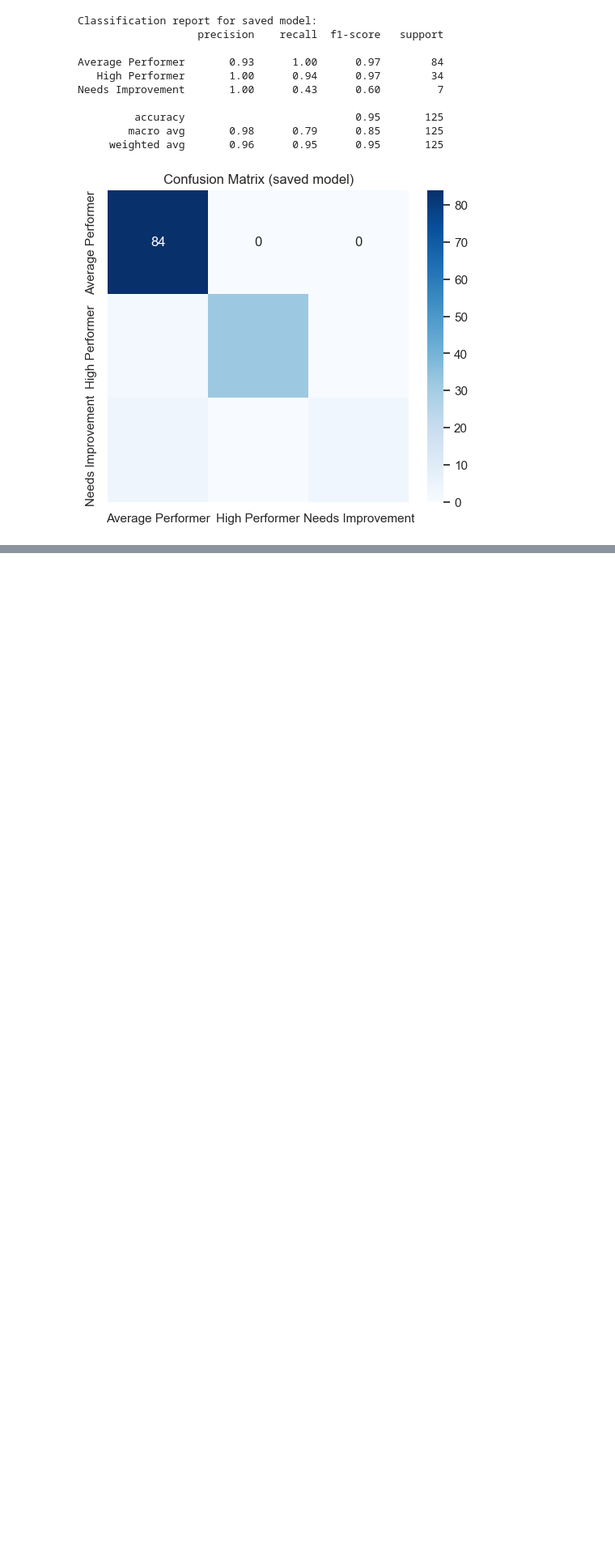
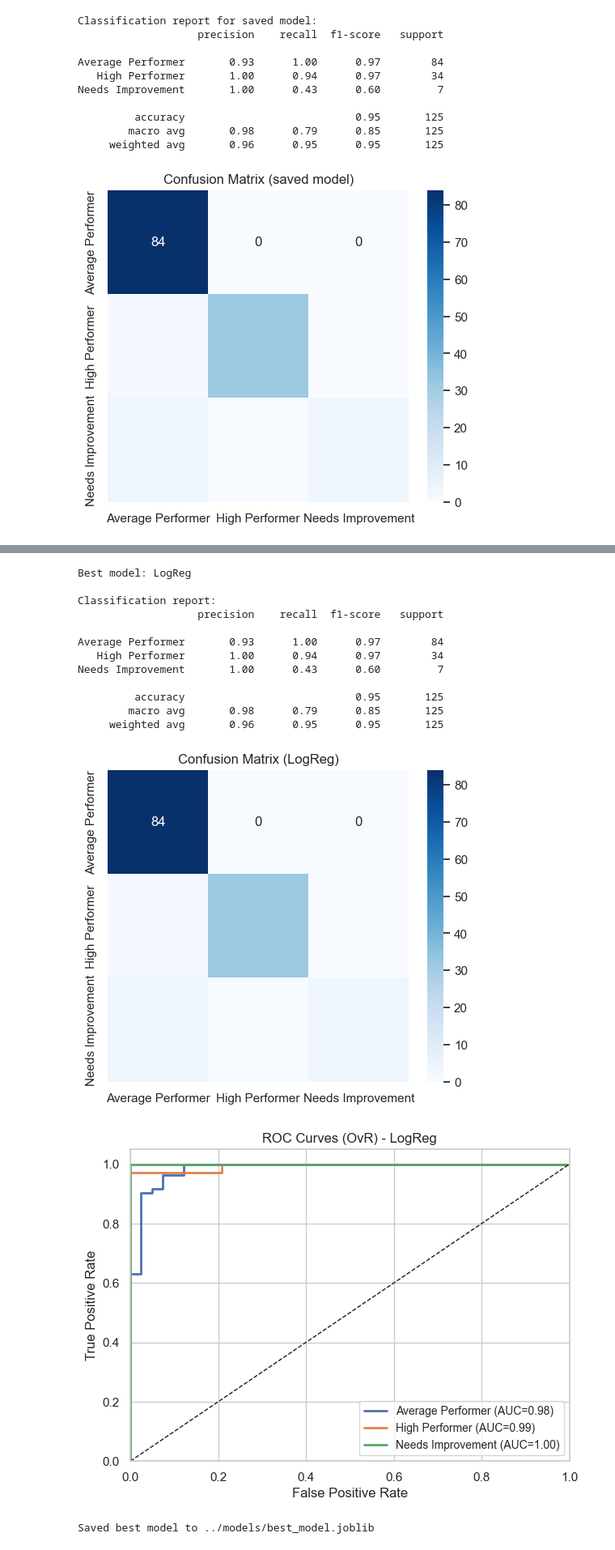
Before and after one commit to naveedqadir/SmartEdu_Classifier, a Jupyter notebook: notebooks/student_performance.ipynb, the cells around one changed output, grey strips where cells are left out. Shown at 81% size. Saved outputs shown, nothing was run; the diff lists cells and outputs as text; code cells hidden in the pictures; blank space fills up the shorter version.

```diff
--- a/notebooks/student_performance.ipynb
+++ b/notebooks/student_performance.ipynb
@@ -91,0 +212,69 @@ Needs Improvement       1.00      0.43      0.60         7
+# %%
+# Evaluate best model + ROC curves, then save artifacts
+from sklearn.metrics import confusion_matrix, classification_report, roc_curve, auc
+
+best_name = max(results.keys(), key=lambda k: results[k]['cv_mean'])
+best_model = results[best_name]['model']
+print('Best model:', best_name)
+
+preds = best_model.predict(X_test)
+print('\nClassification report:')
+print(classification_report(y_test, preds, target_names=le.classes_))
+cm = confusion_matrix(y_test, preds)
+plt.figure(figsize=(6,5))
+sns.heatmap(cm, annot=True, fmt='d', xticklabels=le.classes_, yticklabels=le.classes_, cmap='Blues')
+plt.title(f'Confusion Matrix ({best_name})')
+plt.show()
+
+# ROC curves (OvR) if proba/decision scores available
+classes = np.arange(len(le.classes_))
+plot_roc = False
+y_score = None
+if hasattr(best_model, 'predict_proba'):
+    y_score = best_model.predict_proba(X_test)
+    plot_roc = True
+elif hasattr(best_model, 'decision_function'):
+    scores = best_model.decision_function(X_test)
+    if scores.ndim == 1:
+        scores = np.vstack([1 - scores, scores]).T
+    e_x = np.exp(scores - np.max(scores, axis=1, keepdims=True))
+    y_score = e_x / e_x.sum(axis=1, keepdims=True)
+    plot_roc = True
+
+if plot_roc and y_score is not None:
+    from sklearn.preprocessing import label_binarize
+    y_test_bin = label_binarize(y_test, classes=classes)
+    plt.figure(figsize=(7,5))
+    for i, label in enumerate(le.classes_):
+        fpr, tpr, _ = roc_curve(y_test_bin[:, i], y_score[:, i])
+        roc_auc = auc(fpr, tpr)
+        plt.plot(fpr, tpr, lw=2, label=f'{label} (AUC={roc_auc:.2f})')
+    plt.plot([0, 1], [0, 1], 'k--', lw=1)
+    plt.xlim([0.0, 1.0]); plt.ylim([0.0, 1.05])
+    plt.xlabel('False Positive Rate'); plt.ylabel('True Positive Rate')
+    plt.title(f'ROC Curves (OvR) - {best_name}')
+    plt.legend(loc='lower right', fontsize='small')
+    plt.show()
+else:
+    print('Skipping ROC curves (no probability/decision scores available).')
+
+# Save artifacts (mirrors src/train.py)
+os.makedirs('../models', exist_ok=True)
+joblib.dump({'model': best_model, 'scaler': scaler, 'imputer': imp, 'label_encoder': le}, '../models/best_model.joblib')
+print('Saved best model to ../models/best_model.joblib')
+# %% [output]
+Best model: LogReg
+
+Classification report:
+                   precision    recall  f1-score   support
+
+Average Performer       0.93      1.00      0.97        84
+   High Performer       1.00      0.94      0.97        34
+Needs Improvement       1.00      0.43      0.60         7
+
+         accuracy                           0.95       125
+        macro avg       0.98      0.79      0.85       125
+     weighted avg       0.96      0.95      0.95       125
+[figure, added]
+[figure, added]
+Saved best model to ../models/best_model.joblib
```
Also changed, not shown: parts of 4 cells of this notebook, 3 other files.
